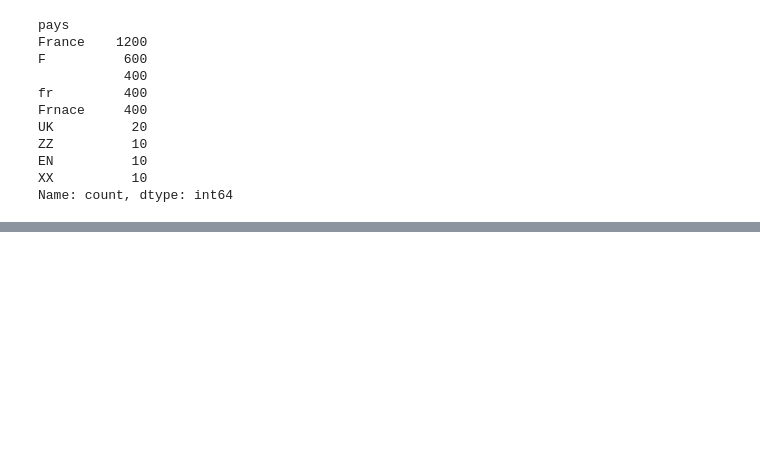
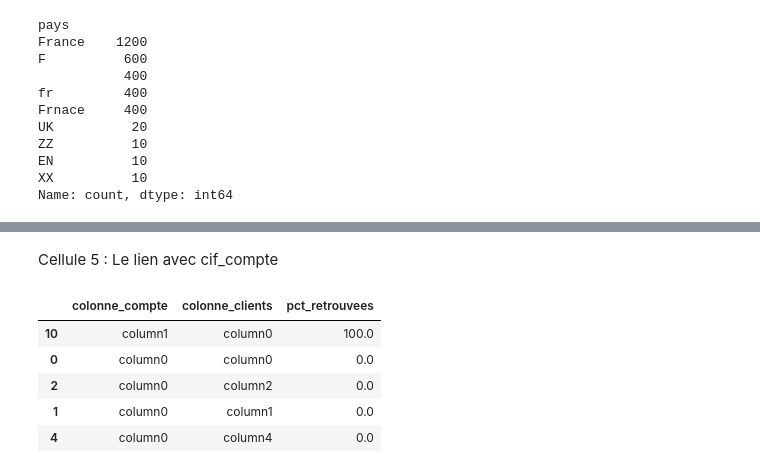
Before and after one commit to Samii05/td-qualite-g01, a Jupyter notebook: notebooks/S1_01.ipynb, the cells around one changed output, grey strips where cells are left out. Saved outputs shown, nothing was run; the diff lists cells and outputs as text; code cells hidden in the pictures; blank space fills up the shorter version.

```diff
--- a/notebooks/S1_01.ipynb
+++ b/notebooks/S1_01.ipynb
@@ -831,0 +919,17 @@ Name: count, dtype: int64
+# %% [markdown]
+Cellule 5 : Le lien avec cif_compte
+# %%
+compte = lire("SELECT * FROM bronze.cif_compte WHERE _batch_id = :b", b=BATCH)
+compte = compte[[c for c in compte.columns if c.startswith("column")]]
+
+liens = [(a, k, round(100 * compte[a].isin(set(cif[k].dropna())).mean(), 1))
+         for a in compte.columns for k in cif.columns]
+pd.DataFrame(liens, columns=["colonne_compte", "colonne_clients", "pct_retrouvees"]) \
+  .sort_values("pct_retrouvees", ascending=False).head(5)
+# %% [output]
+|  | colonne_compte | colonne_clients | pct_retrouvees |
+| 10 | column1 | column0 | 100.0 |
+| 0 | column0 | column0 | 0.0 |
+| 2 | column0 | column2 | 0.0 |
+| 1 | column0 | column1 | 0.0 |
+| 4 | column0 | column4 | 0.0 |
```
Also changed, not shown: parts of 10 cells of this notebook, 1 other file.
